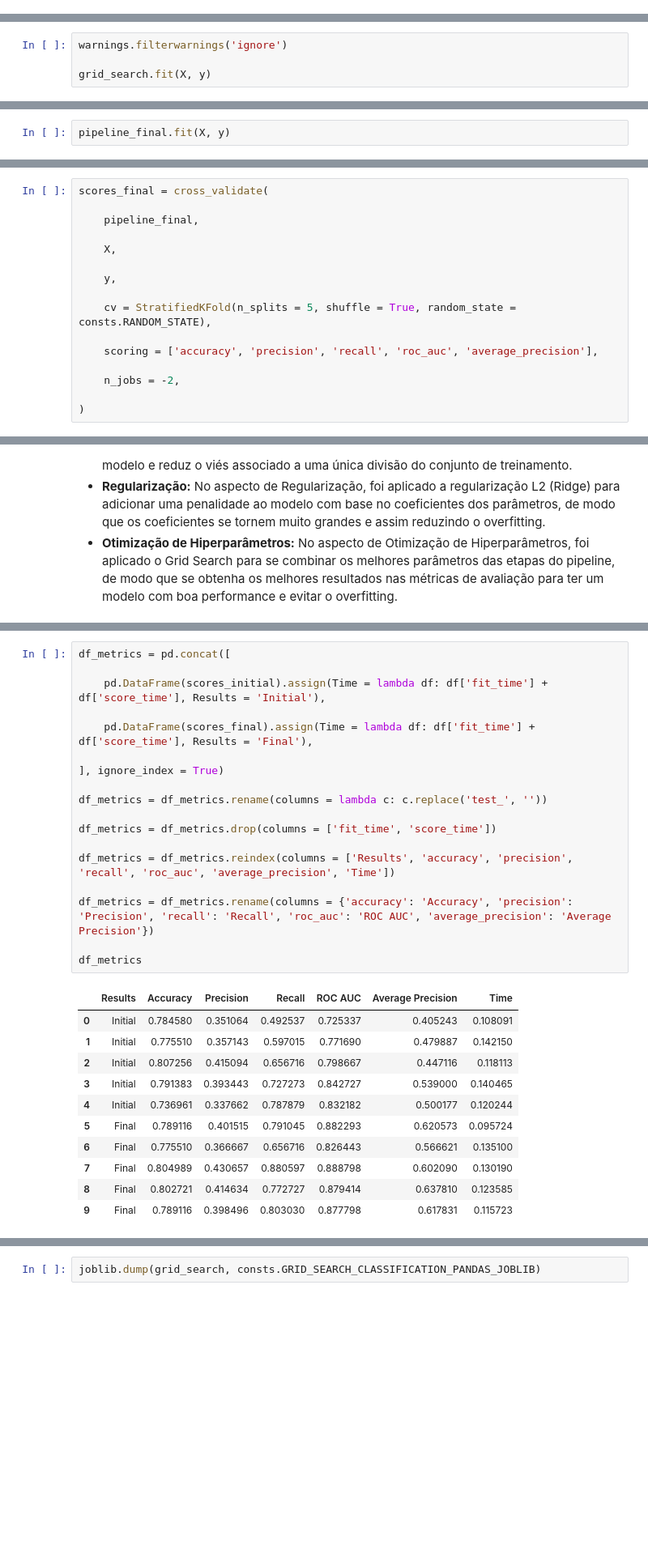
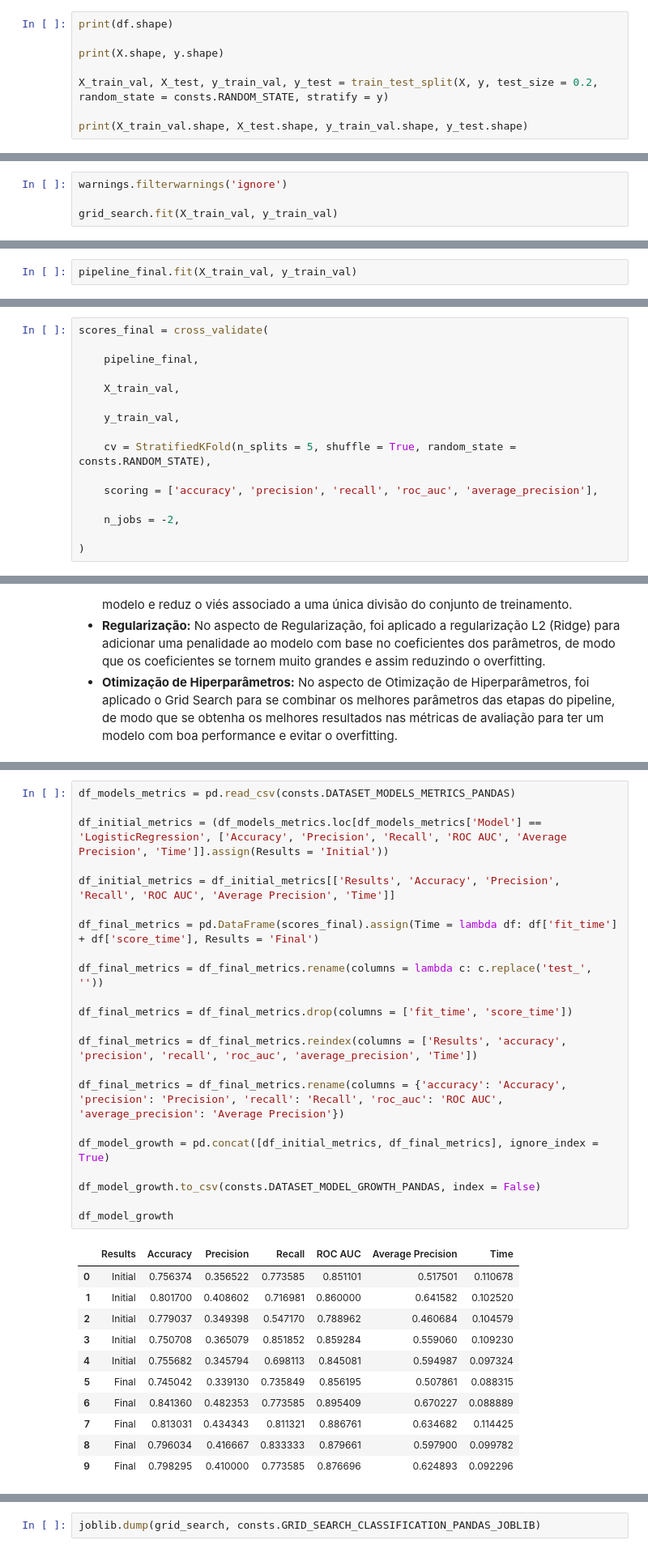
Before and after one commit to matheusresende7/ds_projeto_final_5_modelo_clusterizacao_classificacao_app_delivery, a Jupyter notebook: notebooks/08_pd_model_classification_training.ipynb, the cells around one changed output, grey strips where cells are left out. Shown at 81% size. Cells and saved outputs as stored; diff of their text form; blank space fills up the shorter version.

```diff
--- a/notebooks/08_pd_model_classification_training.ipynb
+++ b/notebooks/08_pd_model_classification_training.ipynb
@@ -193,0 +197,8 @@ Name: Response, dtype: int64
+# %%
+print(df.shape)
+
+print(X.shape, y.shape)
+
+X_train_val, X_test, y_train_val, y_test = train_test_split(X, y, test_size = 0.2, random_state = consts.RANDOM_STATE, stratify = y)
+
+print(X_train_val.shape, X_test.shape, y_train_val.shape, y_test.shape)
@@ -400,7 +359,7 @@ grid_search = GridSearchCV(
 # %%
 warnings.filterwarnings('ignore')
 
-grid_search.fit(X, y)
+grid_search.fit(X_train_val, y_train_val)
 # %% [output]
 GridSearchCV(estimator=Pipeline(steps=[('pre_processing',
                                         ColumnTransformer(transformers=[('one_hot_encoder',
@@ -459,5 +416,5 @@ pipeline_final = Pipeline([
 # %%
-pipeline_final.fit(X, y)
+pipeline_final.fit(X_train_val, y_train_val)
 # %% [output]
 Pipeline(steps=[('pre_processing',
                  ColumnTransformer(transformers=[('one_hot_encoder',
@@ -483,9 +440,9 @@ scores_final = cross_validate(
 
     pipeline_final,
 
-    X,
+    X_train_val,
 
-    y,
+    y_train_val,
 
     cv = StratifiedKFold(n_splits = 5, shuffle = True, random_state = consts.RANDOM_STATE),
 
@@ -509,31 +466,35 @@ scores_final = cross_validate(
 # %%
-df_metrics = pd.concat([
+df_models_metrics = pd.read_csv(consts.DATASET_MODELS_METRICS_PANDAS)
 
-    pd.DataFrame(scores_initial).assign(Time = lambda df: df['fit_time'] + df['score_time'], Results = 'Initial'),
+df_initial_metrics = (df_models_metrics.loc[df_models_metrics['Model'] == 'LogisticRegression', ['Accuracy', 'Precision', 'Recall', 'ROC AUC', 'Average Precision', 'Time']].assign(Results = 'Initial'))
 
-    pd.DataFrame(scores_final).assign(Time = lambda df: df['fit_time'] + df['score_time'], Results = 'Final'),
+df_initial_metrics = df_initial_metrics[['Results', 'Accuracy', 'Precision', 'Recall', 'ROC AUC', 'Average Precision', 'Time']]
 
-], ignore_index = True)
+df_final_metrics = pd.DataFrame(scores_final).assign(Time = lambda df: df['fit_time'] + df['score_time'], Results = 'Final')
 
-df_metrics = df_metrics.rename(columns = lambda c: c.replace('test_', ''))
+df_final_metrics = df_final_metrics.rename(columns = lambda c: c.replace('test_', ''))
 
-df_metrics = df_metrics.drop(columns = ['fit_time', 'score_time'])
+df_final_metrics = df_final_metrics.drop(columns = ['fit_time', 'score_time'])
 
-df_metrics = df_metrics.reindex(columns = ['Results', 'accuracy', 'precision', 'recall', 'roc_auc', 'average_precision', 'Time'])
+df_final_metrics = df_final_metrics.reindex(columns = ['Results', 'accuracy', 'precision', 'recall', 'roc_auc', 'average_precision', 'Time'])
 
-df_metrics = df_metrics.rename(columns = {'accuracy': 'Accuracy', 'precision': 'Precision', 'recall': 'Recall', 'roc_auc': 'ROC AUC', 'average_precision': 'Average Precision'})
+df_final_metrics = df_final_metrics.rename(columns = {'accuracy': 'Accuracy', 'precision': 'Precision', 'recall': 'Recall', 'roc_auc': 'ROC AUC', 'average_precision': 'Average Precision'})
 
-df_metrics
+df_model_growth = pd.concat([df_initial_metrics, df_final_metrics], ignore_index = True)
+
+df_model_growth.to_csv(consts.DATASET_MODEL_GROWTH_PANDAS, index = False)
+
+df_model_growth
 # %% [output]
 |  | Results | Accuracy | Precision | Recall | ROC AUC | Average Precision | Time |
-| 0 | Initial | 0.784580 | 0.351064 | 0.492537 | 0.725337 | 0.405243 | 0.108091 |
-| 1 | Initial | 0.775510 | 0.357143 | 0.597015 | 0.771690 | 0.479887 | 0.142150 |
-| 2 | Initial | 0.807256 | 0.415094 | 0.656716 | 0.798667 | 0.447116 | 0.118113 |
-| 3 | Initial | 0.791383 | 0.393443 | 0.727273 | 0.842727 | 0.539000 | 0.140465 |
-| 4 | Initial | 0.736961 | 0.337662 | 0.787879 | 0.832182 | 0.500177 | 0.120244 |
-| 5 | Final | 0.789116 | 0.401515 | 0.791045 | 0.882293 | 0.620573 | 0.095724 |
-| 6 | Final | 0.775510 | 0.366667 | 0.656716 | 0.826443 | 0.566621 | 0.135100 |
-| 7 | Final | 0.804989 | 0.430657 | 0.880597 | 0.888798 | 0.602090 | 0.130190 |
-| 8 | Final | 0.802721 | 0.414634 | 0.772727 | 0.879414 | 0.637810 | 0.123585 |
-| 9 | Final | 0.789116 | 0.398496 | 0.803030 | 0.877798 | 0.617831 | 0.115723 |
+| 0 | Initial | 0.756374 | 0.356522 | 0.773585 | 0.851101 | 0.517501 | 0.110678 |
+| 1 | Initial | 0.801700 | 0.408602 | 0.716981 | 0.860000 | 0.641582 | 0.102520 |
+| 2 | Initial | 0.779037 | 0.349398 | 0.547170 | 0.788962 | 0.460684 | 0.104579 |
+| 3 | Initial | 0.750708 | 0.365079 | 0.851852 | 0.859284 | 0.559060 | 0.109230 |
+| 4 | Initial | 0.755682 | 0.345794 | 0.698113 | 0.845081 | 0.594987 | 0.097324 |
+| 5 | Final | 0.745042 | 0.339130 | 0.735849 | 0.856195 | 0.507861 | 0.088315 |
+| 6 | Final | 0.841360 | 0.482353 | 0.773585 | 0.895409 | 0.670227 | 0.088889 |
+| 7 | Final | 0.813031 | 0.434343 | 0.811321 | 0.886761 | 0.634682 | 0.114425 |
+| 8 | Final | 0.796034 | 0.416667 | 0.833333 | 0.879661 | 0.597900 | 0.099782 |
+| 9 | Final | 0.798295 | 0.410000 | 0.773585 | 0.876696 | 0.624893 | 0.092296 |
 # %% [markdown]
```
Also changed, not shown: parts of 48 cells of this notebook, 13 other files.
